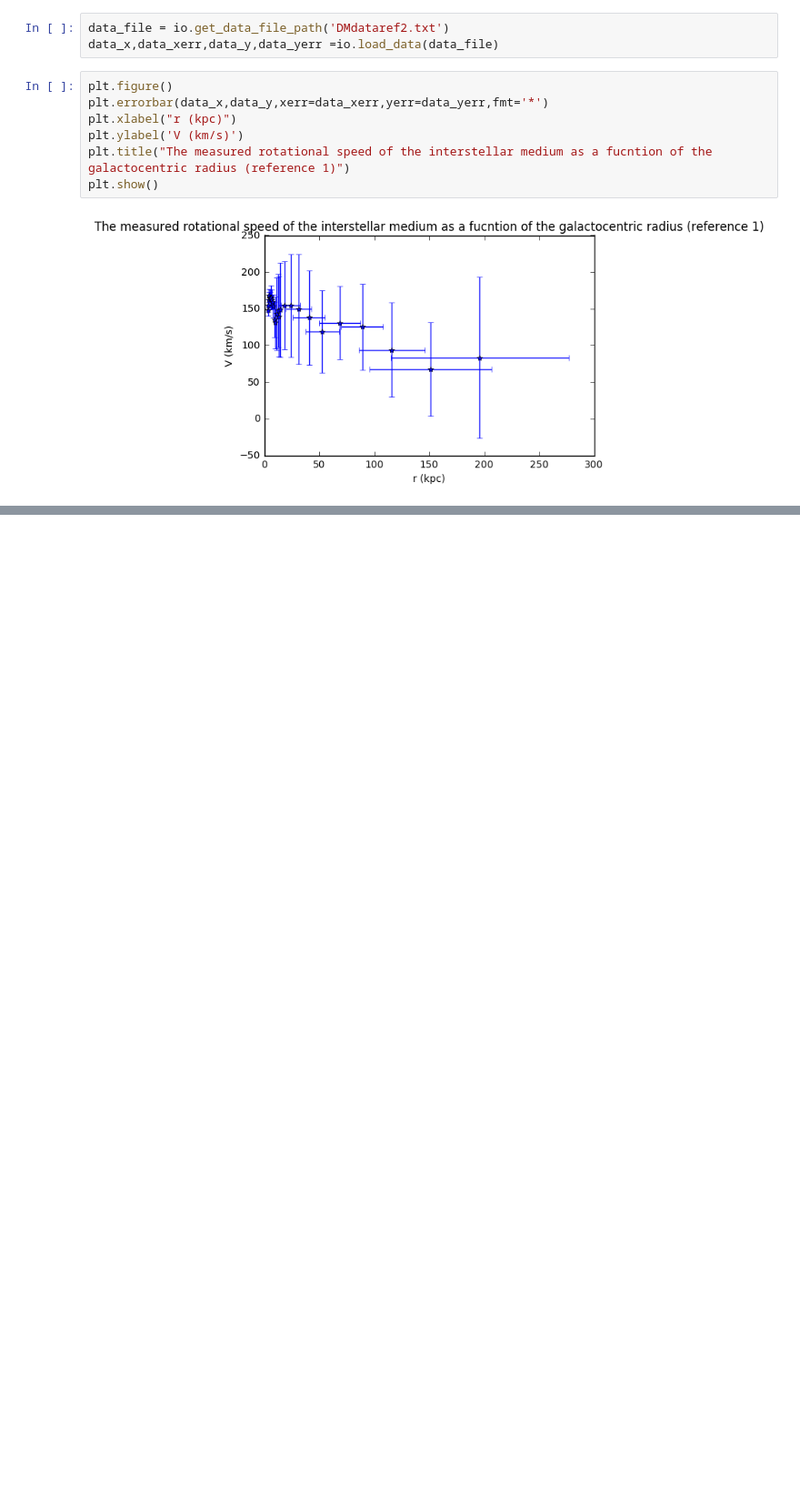
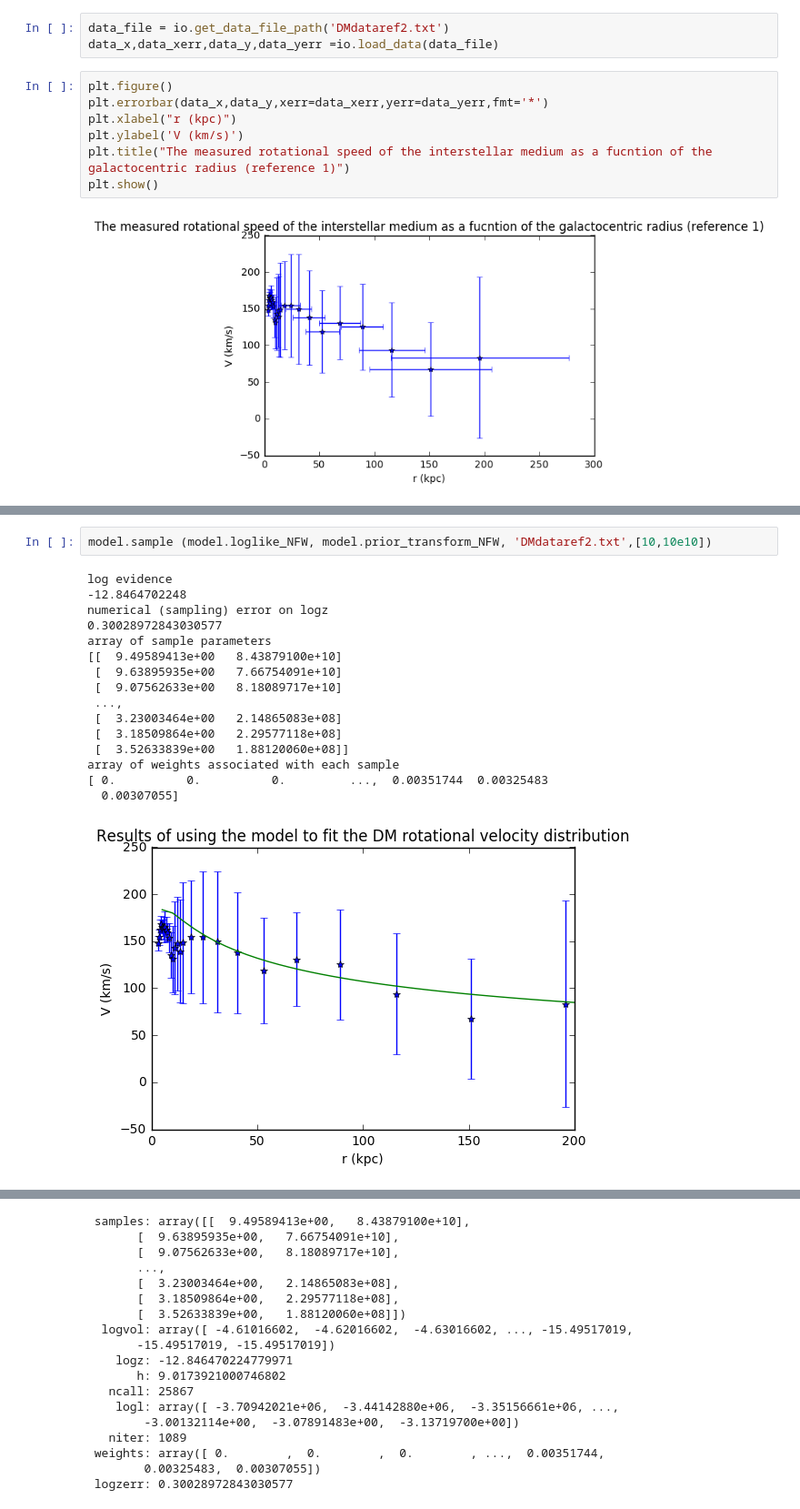
Before and after one commit to phys201/nsdmd, a Jupyter notebook: model.ipynb, the cells around one changed output, grey strips where cells are left out. Shown at 91% size. Saved outputs shown, nothing was run; the diff lists cells and outputs as text; blank space fills up the shorter version.

```diff
--- a/model.ipynb
+++ b/model.ipynb
@@ -454,0 +213,19 @@ By using the Nestle package, it will give us log evidence, numerical (sampling)
+# %%
+model.sample (model.loglike_NFW, model.prior_transform_NFW, 'DMdataref2.txt',[10,10e10])
+# %% [output]
+log evidence
+-12.8464702248
+numerical (sampling) error on logz
+0.30028972843030577
+array of sample parameters
+[[  9.49589413e+00   8.43879100e+10]
+ [  9.63895935e+00   7.66754091e+10]
+ [  9.07562633e+00   8.18089717e+10]
+ ...,
+ [  3.23003464e+00   2.14865083e+08]
+ [  3.18509864e+00   2.29577118e+08]
+ [  3.52633839e+00   1.88120060e+08]]
+array of weights associated with each sample
+[ 0.          0.          0.         ...,  0.00351744  0.00325483
+  0.00307055]
+[figure, added]
@@ -454,0 +233,18 @@ By using the Nestle package, it will give us log evidence, numerical (sampling)
+ samples: array([[  9.49589413e+00,   8.43879100e+10],
+       [  9.63895935e+00,   7.66754091e+10],
+       [  9.07562633e+00,   8.18089717e+10],
+       ...,
+       [  3.23003464e+00,   2.14865083e+08],
+       [  3.18509864e+00,   2.29577118e+08],
+       [  3.52633839e+00,   1.88120060e+08]])
+  logvol: array([ -4.61016602,  -4.62016602,  -4.63016602, ..., -15.49517019,
+       -15.49517019, -15.49517019])
+    logz: -12.846470224779971
+       h: 9.0173921000746802
+   ncall: 25867
+    logl: array([ -3.70942021e+06,  -3.44142880e+06,  -3.35156661e+06, ...,
+        -3.00132114e+00,  -3.07891483e+00,  -3.13719700e+00])
+   niter: 1089
+ weights: array([ 0.        ,  0.        ,  0.        , ...,  0.00351744,
+        0.00325483,  0.00307055])
+ logzerr: 0.30028972843030577
```
Also changed, not shown: parts of 27 cells of this notebook, 9 other files.
